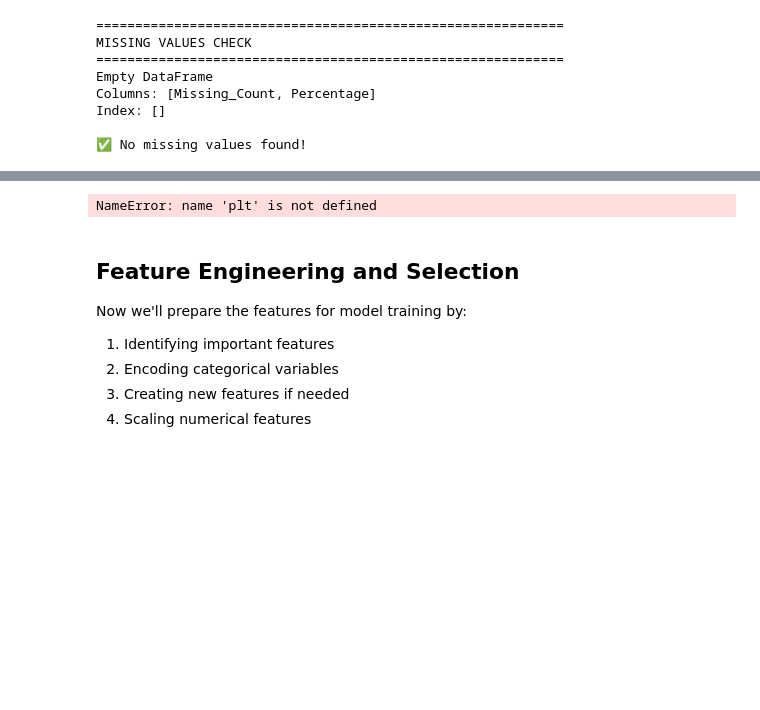
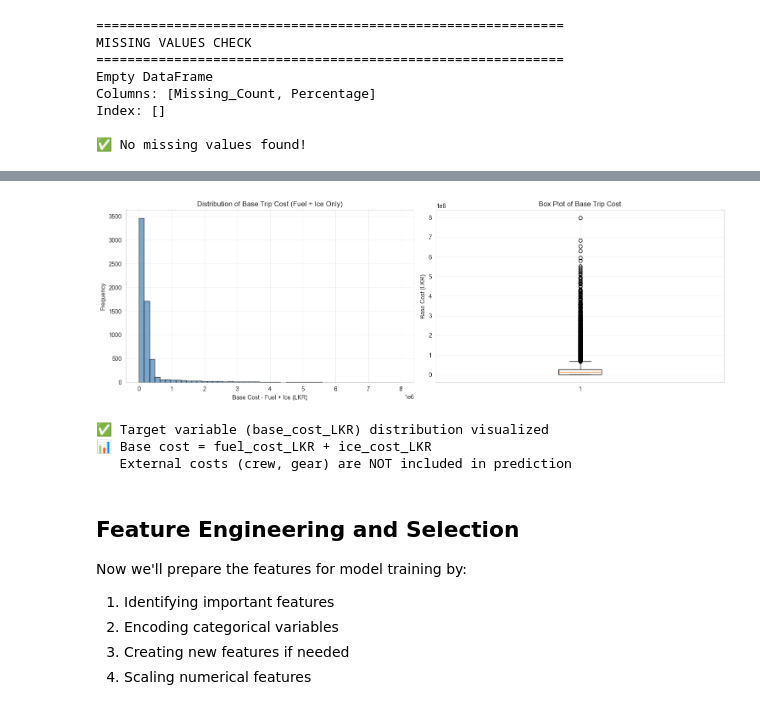
Before and after one commit to IT22215574/final_year_research, a Jupyter notebook: model_files/fishingcostmodeltrain.ipynb, the cells around one changed output, grey strips where cells are left out. Saved outputs shown, nothing was run; the diff lists cells and outputs as text; code cells hidden in the pictures; blank space fills up the shorter version.

```diff
--- a/model_files/fishingcostmodeltrain.ipynb
+++ b/model_files/fishingcostmodeltrain.ipynb
@@ -275,26 +371,31 @@ KeyError: 'total_trip_cost_lkr'
 # %%
 # Visualize Target Distribution
 fig, axes = plt.subplots(1, 2, figsize=(15, 5))
 
 # Histogram
-axes[0].hist(df_train['total_cost_LKR'], bins=50, edgecolor='black', alpha=0.7)
-axes[0].set_xlabel('Total Trip Cost (LKR)')
+axes[0].hist(df_train['base_cost_LKR'], bins=50, edgecolor='black', alpha=0.7, color='steelblue')
+axes[0].set_xlabel('Base Cost - Fuel + Ice (LKR)')
 axes[0].set_ylabel('Frequency')
-axes[0].set_title('Distribution of Total Trip Cost')
+axes[0].set_title('Distribution of Base Trip Cost (Fuel + Ice Only)')
 axes[0].grid(True, alpha=0.3)
 
 # Box plot
-axes[1].boxplot(df_train['total_cost_LKR'])
-axes[1].set_ylabel('Total Trip Cost (LKR)')
-axes[1].set_title('Box Plot of Total Trip Cost')
+axes[1].boxplot(df_train['base_cost_LKR'])
+axes[1].set_ylabel('Base Cost (LKR)')
+axes[1].set_title('Box Plot of Base Trip Cost')
 axes[1].grid(True, alpha=0.3)
 
 plt.tight_layout()
 plt.show()
 
-print(f"\n✅ Target variable distribution visualized")
+print(f"\n✅ Target variable (base_cost_LKR) distribution visualized")
+print(f"📊 Base cost = fuel_cost_LKR + ice_cost_LKR")
+print(f"   External costs (crew, gear) are NOT included in prediction")
 # %% [output]
+[figure, added]
-NameError: name 'plt' is not defined
+✅ Target variable (base_cost_LKR) distribution visualized
+📊 Base cost = fuel_cost_LKR + ice_cost_LKR
+   External costs (crew, gear) are NOT included in prediction
 # %% [markdown]
 ## Feature Engineering and Selection
 
```
Also changed, not shown: parts of 39 cells of this notebook, 57 other files.
